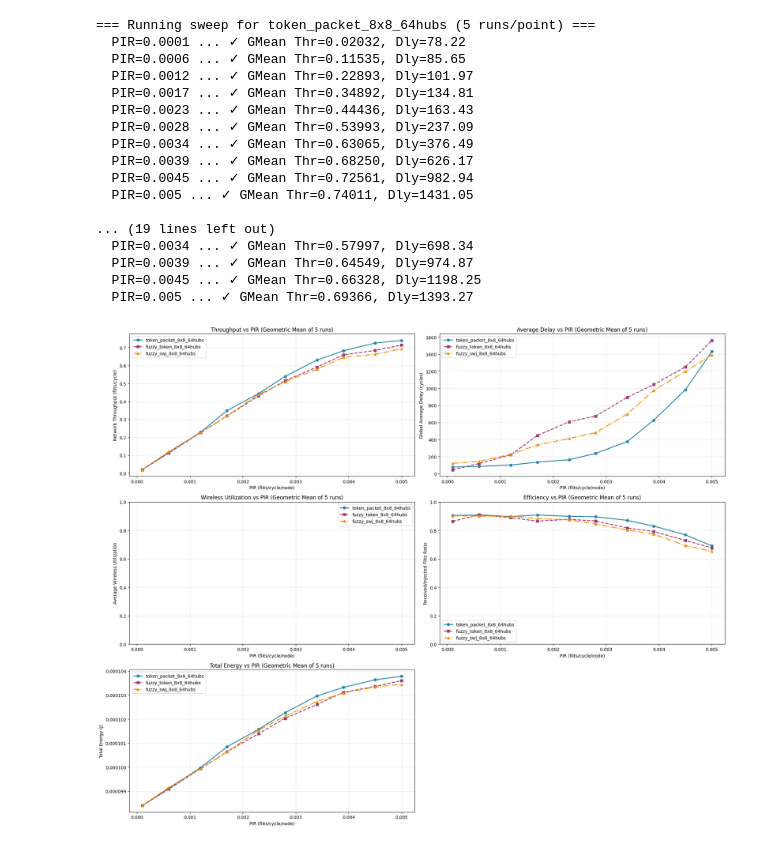
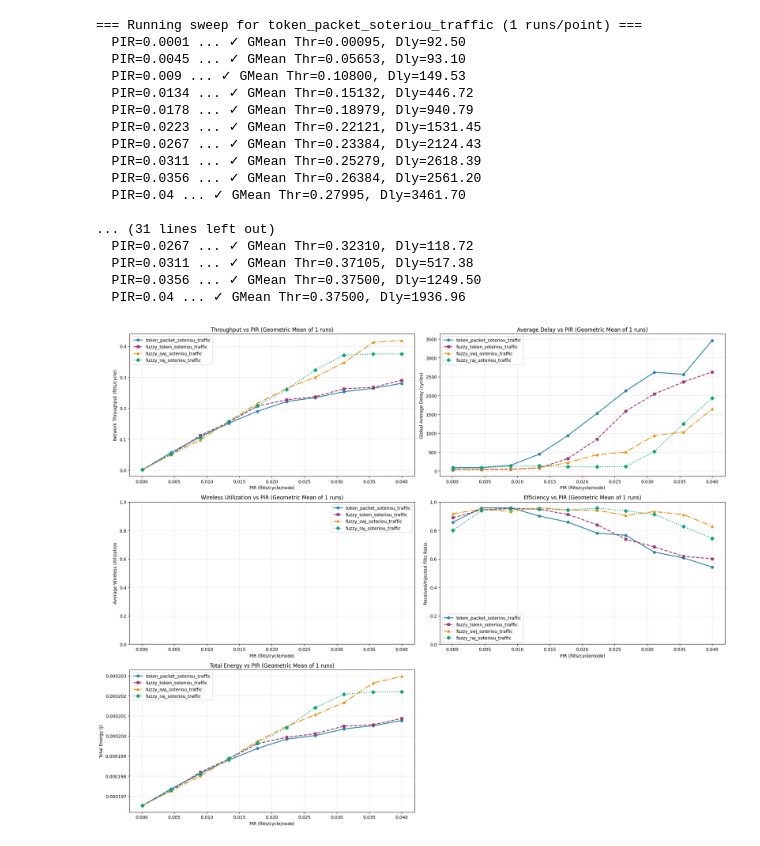
Before and after one commit to Jain-Nishkarsh/WiNoC-SOP, a Jupyter notebook: results/evaluate.ipynb, the cells around one changed output. Cells and saved outputs as stored; diff of their text form; code cells hidden in the pictures.

```diff
--- a/results/evaluate.ipynb
+++ b/results/evaluate.ipynb
@@ -205,26 +205,30 @@ import re
 from pathlib import Path
 import matplotlib.pyplot as plt
 import numpy as np
+import random
 
 # Configuration - List all configs to compare
 CONFIGS = [
-    # "../custom_config/token_packet_soteriou_traffic.yaml",
-    # "../custom_config/fuzzy_token_soteriou_traffic.yaml",
-    # "../custom_config/fuzzy_swj_soteriou_traffic.yaml",
+    "../custom_config/token_packet_soteriou_traffic.yaml",
+    "../custom_config/fuzzy_token_soteriou_traffic.yaml",
+    "../custom_config/fuzzy_swj_soteriou_traffic.yaml",
+    "../custom_config/fuzzy_raj_soteriou_traffic.yaml",
     # "../custom_config/token_packet_8x8_source_hotspot.yaml",
     # "../custom_config/fuzzy_token_8x8_source_hotspot.yaml",
     # "../custom_config/fuzzy_swj_8x8_source_hotspot.yaml",
-    "../custom_config/token_packet_8x8_64hubs.yaml",
-    "../custom_config/fuzzy_token_8x8_64hubs.yaml",
-    "../custom_config/fuzzy_swj_8x8_64hubs.yaml",
+    # "../custom_config/token_packet_8x8_64hubs.yaml",
+    # "../custom_config/fuzzy_token_8x8_64hubs.yaml",
+    # "../custom_config/fuzzy_swj_8x8_64hubs.yaml",
+    # "../custom_config/fuzzy_raj_8x8_64hubs.yaml",
 ]
 
 BIN_DIR = Path("../bin").resolve()
-NUM_RUNS = 5  # Number of runs per point
+NUM_RUNS = 1  # Number of runs per point
+
 # PIR_LIST = [0.001]
-PIR_LIST = [round(x, 4) for x in np.linspace(0.0001, 0.005, 10)]
-# PIR_LIST += [round(x, 4) for x in np.linspace(0.01, 0.15, 15)]
-
+# PIR_LIST = [round(x, 4) for x in np.linspace(0.0001, 0.005, 10)]
+PIR_LIST = [round(x, 4) for x in np.linspace(0.0001, 0.04, 10)]
+SEED_LIST = random.sample(range(1, 10000), NUM_RUNS)
 
 # Minimal parser for Noxim stdout
 METRIC_PATTERNS = {
@@ -281,7 +285,7 @@ def run_sweep_multiseed(config_path: str, pir_list, label: str):
             "total_energy": []
         }
 
-        for i in range(NUM_RUNS):
+        for seed in SEED_LIST:
             cmd = [
                 "./noxim",
                 "-config", str(config_path),
@@ -292,8 +296,8 @@ def run_sweep_multiseed(config_path: str, pir_list, label: str):
                 # "-traffic", "transpose1",
                 # "-traffic", "butterfly",
                 # "-traffic", "bitreversal",
-                "-sim", "10000",
-                # "-seed", "42",
+                # "-sim", "10000",
+                "-seed", str(seed),
             ]
             try:
                 proc = subprocess.run(cmd, cwd=str(BIN_DIR), capture_output=True, text=True, timeout=240)
@@ -400,50 +404,50 @@ ax2.legend()
 ax3.set_xlabel("PIR (flits/cycle/node)")
 ax3.set_ylabel("Average Wireless Utilization")
 ax3.set_title(f"Wireless Utilization vs PIR (Geometric Mean of {NUM_RUNS} runs)")
 ax3.set_ylim(0.0, 1.0)
 ax3.grid(True, alpha=0.3)
 ax3.legend()
 
 
 # Configure Received/Injected flits ratio plot
 ax4.set_xlabel("PIR (flits/cycle/node)")
 ax4.set_ylabel("Received/Injected Flits Ratio")
 ax4.set_title(f"Efficiency vs PIR (Geometric Mean of {NUM_RUNS} runs)")
 ax4.set_ylim(0.0, 1.0)
 ax4.grid(True, alpha=0.3)
 ax4.legend()
 
 # Configure Total Energy plot
 ax5.set_xlabel("PIR (flits/cycle/node)")
 ax5.set_ylabel("Total Energy (J)")
 ax5.set_title(f"Total Energy vs PIR (Geometric Mean of {NUM_RUNS} runs)")
 ax5.grid(True, alpha=0.3)
 ax5.legend()
 
 # Hide the unused subplot
 ax6.axis('off')
 
 plt.tight_layout()
 plt.show()
 # %% [output]
-=== Running sweep for token_packet_8x8_64hubs (5 runs/point) ===
-  PIR=0.0001 ... ✓ GMean Thr=0.02032, Dly=78.22
-  PIR=0.0006 ... ✓ GMean Thr=0.11535, Dly=85.65
-  PIR=0.0012 ... ✓ GMean Thr=0.22893, Dly=101.97
-  PIR=0.0017 ... ✓ GMean Thr=0.34892, Dly=134.81
-  PIR=0.0023 ... ✓ GMean Thr=0.44436, Dly=163.43
-  PIR=0.0028 ... ✓ GMean Thr=0.53993, Dly=237.09
-  PIR=0.0034 ... ✓ GMean Thr=0.63065, Dly=376.49
-  PIR=0.0039 ... ✓ GMean Thr=0.68250, Dly=626.17
-  PIR=0.0045 ... ✓ GMean Thr=0.72561, Dly=982.94
-  PIR=0.005 ... ✓ GMean Thr=0.74011, Dly=1431.05
+=== Running sweep for token_packet_soteriou_traffic (1 runs/point) ===
+  PIR=0.0001 ... ✓ GMean Thr=0.00095, Dly=92.50
+  PIR=0.0045 ... ✓ GMean Thr=0.05653, Dly=93.10
+  PIR=0.009 ... ✓ GMean Thr=0.10800, Dly=149.53
+  PIR=0.0134 ... ✓ GMean Thr=0.15132, Dly=446.72
+  PIR=0.0178 ... ✓ GMean Thr=0.18979, Dly=940.79
+  PIR=0.0223 ... ✓ GMean Thr=0.22121, Dly=1531.45
+  PIR=0.0267 ... ✓ GMean Thr=0.23384, Dly=2124.43
+  PIR=0.0311 ... ✓ GMean Thr=0.25279, Dly=2618.39
+  PIR=0.0356 ... ✓ GMean Thr=0.26384, Dly=2561.20
+  PIR=0.04 ... ✓ GMean Thr=0.27995, Dly=3461.70
 
-... (19 lines left out)
-  PIR=0.0034 ... ✓ GMean Thr=0.57997, Dly=698.34
-  PIR=0.0039 ... ✓ GMean Thr=0.64549, Dly=974.87
-  PIR=0.0045 ... ✓ GMean Thr=0.66328, Dly=1198.25
-  PIR=0.005 ... ✓ GMean Thr=0.69366, Dly=1393.27
+... (31 lines left out)
+  PIR=0.0267 ... ✓ GMean Thr=0.32310, Dly=118.72
+  PIR=0.0311 ... ✓ GMean Thr=0.37105, Dly=517.38
+  PIR=0.0356 ... ✓ GMean Thr=0.37500, Dly=1249.50
+  PIR=0.04 ... ✓ GMean Thr=0.37500, Dly=1936.96
-[figure, old version]
+[figure, new version]
 # %%
 import pandas as pd
 import matplotlib.pyplot as plt
```
Also changed, not shown: parts of 3 cells of this notebook, 10 other files.
